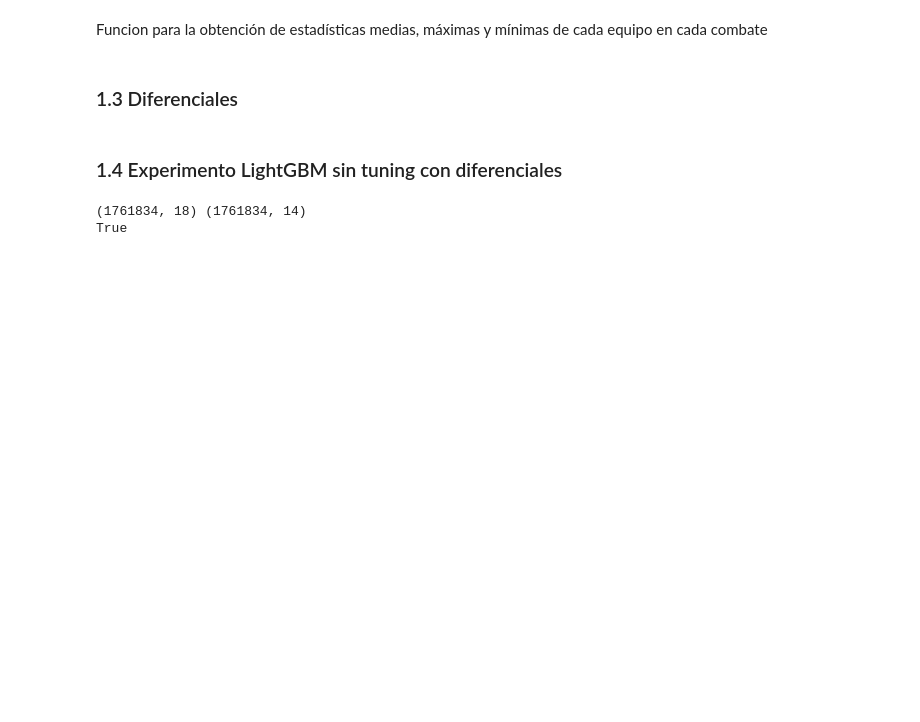
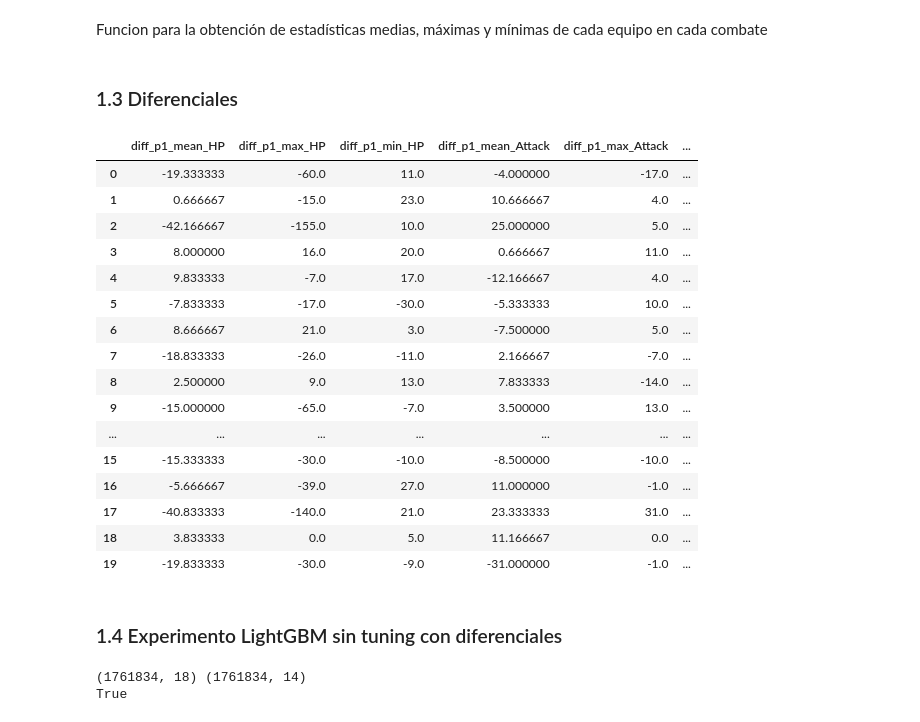
Before and after one commit to lynel22/OU-Pokemon-Battle-Prediction-Model, a Jupyter notebook: notebooks/03_Feature_Engenieering.ipynb, the cells around one changed output. Saved outputs shown, nothing was run; the diff lists cells and outputs as text; code cells hidden in the pictures; blank space fills up the shorter version.

```diff
--- a/notebooks/03_Feature_Engenieering.ipynb
+++ b/notebooks/03_Feature_Engenieering.ipynb
@@ -321,6 +325,25 @@ p2_agg = aggregate_team(df_stats, "p2")
 # %%
 diff_df = p1_agg.values - p2_agg.values
 diff_df = pd.DataFrame(diff_df, columns=[f"diff_{col}" for col in p1_agg.columns])
+diff_df.head(20)
+# %% [output]
+|  | diff_p1_mean_HP | diff_p1_max_HP | diff_p1_min_HP | diff_p1_mean_Attack | diff_p1_max_Attack | ... |
+| 0 | -19.333333 | -60.0 | 11.0 | -4.000000 | -17.0 | ... |
+| 1 | 0.666667 | -15.0 | 23.0 | 10.666667 | 4.0 | ... |
+| 2 | -42.166667 | -155.0 | 10.0 | 25.000000 | 5.0 | ... |
+| 3 | 8.000000 | 16.0 | 20.0 | 0.666667 | 11.0 | ... |
+| 4 | 9.833333 | -7.0 | 17.0 | -12.166667 | 4.0 | ... |
+| 5 | -7.833333 | -17.0 | -30.0 | -5.333333 | 10.0 | ... |
+| 6 | 8.666667 | 21.0 | 3.0 | -7.500000 | 5.0 | ... |
+| 7 | -18.833333 | -26.0 | -11.0 | 2.166667 | -7.0 | ... |
+| 8 | 2.500000 | 9.0 | 13.0 | 7.833333 | -14.0 | ... |
+| 9 | -15.000000 | -65.0 | -7.0 | 3.500000 | 13.0 | ... |
+| ... | ... | ... | ... | ... | ... | ... |
+| 15 | -15.333333 | -30.0 | -10.0 | -8.500000 | -10.0 | ... |
+| 16 | -5.666667 | -39.0 | 27.0 | 11.000000 | -1.0 | ... |
+| 17 | -40.833333 | -140.0 | 21.0 | 23.333333 | 31.0 | ... |
+| 18 | 3.833333 | 0.0 | 5.0 | 11.166667 | 0.0 | ... |
+| 19 | -19.833333 | -30.0 | -9.0 | -31.000000 | -1.0 | ... |
 # %% [markdown]
 ### 1.4 Experimento LightGBM sin tuning con diferenciales
 # %%
```
Also changed, not shown: parts of 30 cells of this notebook, 1 other file.
